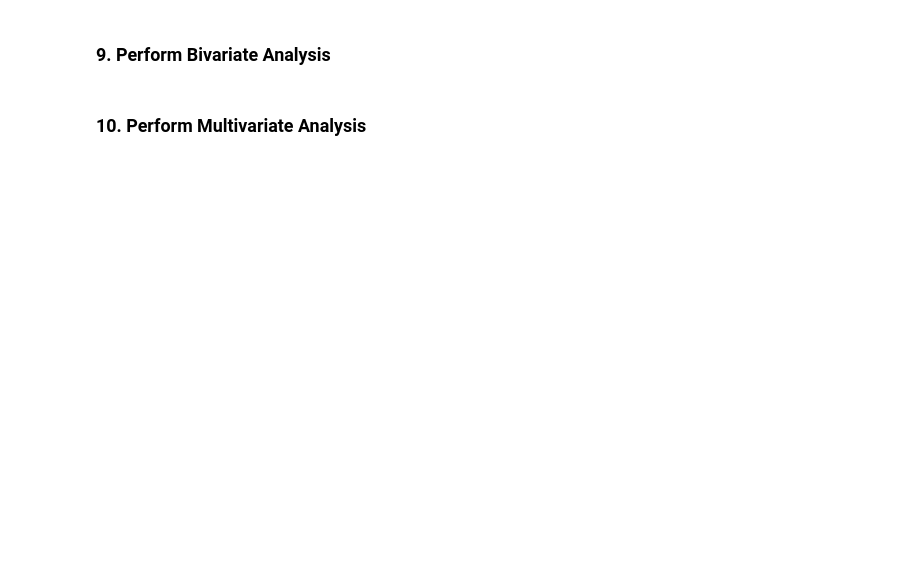
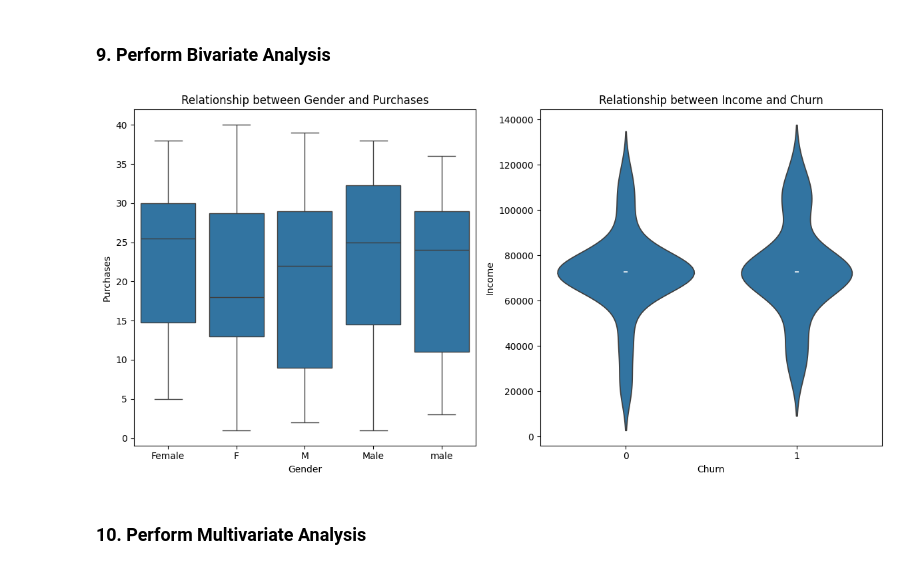
Before and after one commit to ah1331/rw, a Jupyter notebook: DPFE/pr1/data_profiler.ipynb, the cells around one changed output. Drawn from its saved outputs; the diff is of its cells as text; code cells hidden in the pictures; blank space fills up the shorter version.

```diff
--- a/DPFE/pr1/data_profiler.ipynb
+++ b/DPFE/pr1/data_profiler.ipynb
@@ -141,4 +168,24 @@ df_csv.drop_duplicates(inplace=True)
 # %% [markdown]
 ### 9. Perform Bivariate Analysis
+# %%
+# Relationship between Gender and Purchases
+
+fig,ax = plt.subplots(1,2,figsize=(12, 6))
+sns.boxplot(data=df_csv, x='Gender', y='Purchases', ax=ax[0])
+ax[0].set_title('Relationship between Gender and Purchases')
+ax[0].set_xlabel('Gender')
+ax[0].set_ylabel('Purchases')
+
+# Relationship between Income and Churn
+sns.violinplot(data=df_csv, x='Churn', y='Income', ax=ax[1])
+ax[1].set_title('Relationship between Income and Churn')
+ax[1].set_xlabel('Churn')
+ax[1].set_ylabel('Income')
+
+
+plt.tight_layout()
+plt.show()
+# %% [output]
+[figure, added]
 # %% [markdown]
 ### 10. Perform Multivariate Analysis
```
Also changed, not shown: parts of 5 cells of this notebook, 1 other file.
